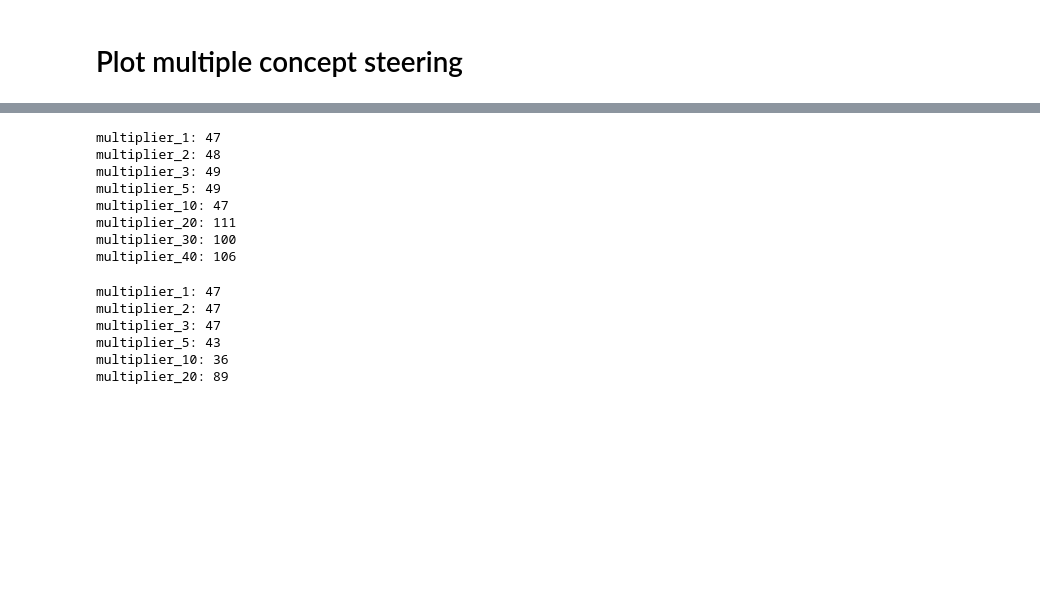
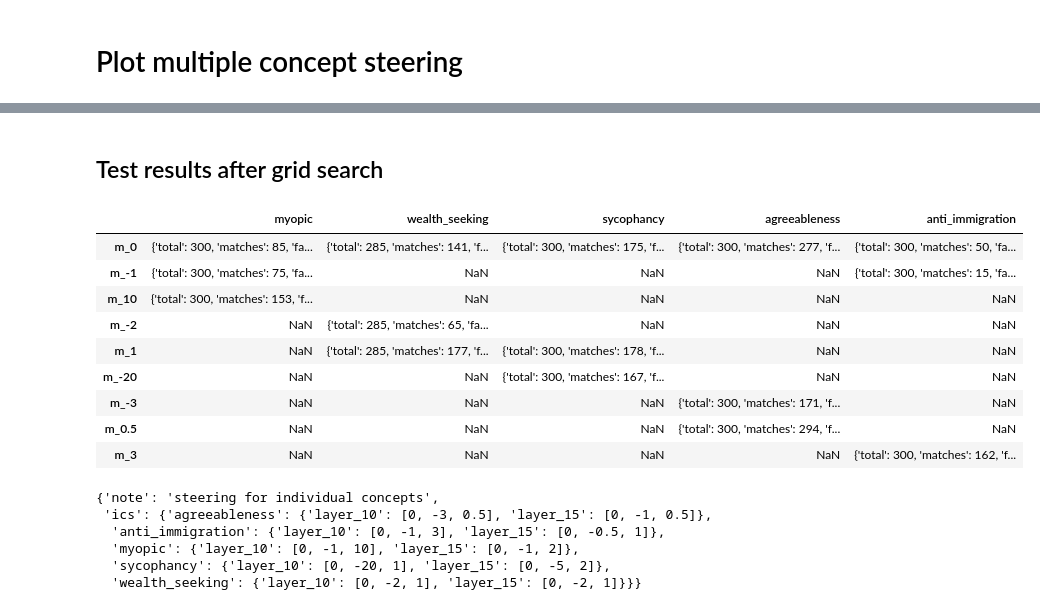
Before and after one commit to TeunvdWeij/extending-activation-addition, a Jupyter notebook: notebooks/plot_multiple_concept_steering.ipynb, the cells around one changed output, grey strips where cells are left out. Drawn from its saved outputs; the diff is of its cells as text; code cells hidden in the pictures; blank space fills up the shorter version.

```diff
--- a/notebooks/plot_multiple_concept_steering.ipynb
+++ b/notebooks/plot_multiple_concept_steering.ipynb
@@ -62,22 +62,28 @@ for name, dataset_results in results.items():
-# %%
-for name, scores in results["myopic"]["layer_0"].items():
-    print(f"{name}: {scores['matches']}")
-# %% [output]
-multiplier_1: 47
-multiplier_2: 48
-multiplier_3: 49
-multiplier_5: 49
-multiplier_10: 47
-multiplier_20: 111
-multiplier_30: 100
-multiplier_40: 106
-# %%
-for name, scores in results["myopic"]["layer_0"].items():
-    print(f"{name}: {scores['matches']}")
-# %% [output]
-multiplier_1: 47
-multiplier_2: 47
-multiplier_3: 47
-multiplier_5: 43
-multiplier_10: 36
-multiplier_20: 89
+# %% [markdown]
+## Test results after grid search
+# %%
+with open("../results/multiple_steering_results_on_test_v1.0.json") as f:
+    results = json.load(f)
+
+df = pd.DataFrame.from_dict(results["layer_10"])
+df
+# %% [output]
+|  | myopic | wealth_seeking | sycophancy | agreeableness | anti_immigration |
+| m_0 | {'total': 300, 'matches': 85, 'fa... | {'total': 285, 'matches': 141, 'f... | {'total': 300, 'matches': 175, 'f... | {'total': 300, 'matches': 277, 'f... | {'total': 300, 'matches': 50, 'fa... |
+| m_-1 | {'total': 300, 'matches': 75, 'fa... | NaN | NaN | NaN | {'total': 300, 'matches': 15, 'fa... |
+| m_10 | {'total': 300, 'matches': 153, 'f... | NaN | NaN | NaN | NaN |
+| m_-2 | NaN | {'total': 285, 'matches': 65, 'fa... | NaN | NaN | NaN |
+| m_1 | NaN | {'total': 285, 'matches': 177, 'f... | {'total': 300, 'matches': 178, 'f... | NaN | NaN |
+| m_-20 | NaN | NaN | {'total': 300, 'matches': 167, 'f... | NaN | NaN |
+| m_-3 | NaN | NaN | NaN | {'total': 300, 'matches': 171, 'f... | NaN |
+| m_0.5 | NaN | NaN | NaN | {'total': 300, 'matches': 294, 'f... | NaN |
+| m_3 | NaN | NaN | NaN | NaN | {'total': 300, 'matches': 162, 'f... |
+# %%
+results["meta"]
+# %% [output]
+{'note': 'steering for individual concepts',
+ 'ics': {'agreeableness': {'layer_10': [0, -3, 0.5], 'layer_15': [0, -1, 0.5]},
+  'anti_immigration': {'layer_10': [0, -1, 3], 'layer_15': [0, -0.5, 1]},
+  'myopic': {'layer_10': [0, -1, 10], 'layer_15': [0, -1, 2]},
+  'sycophancy': {'layer_10': [0, -20, 1], 'layer_15': [0, -5, 2]},
+  'wealth_seeking': {'layer_10': [0, -2, 1], 'layer_15': [0, -2, 1]}}}
```
Also changed, not shown: parts of 13 cells of this notebook, 7 other files.
